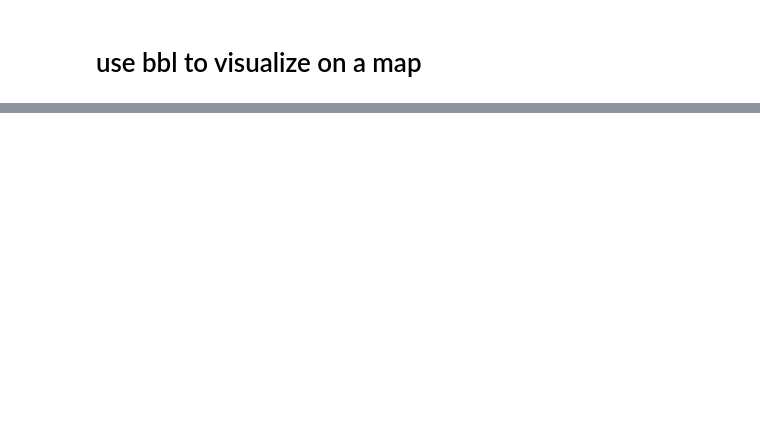
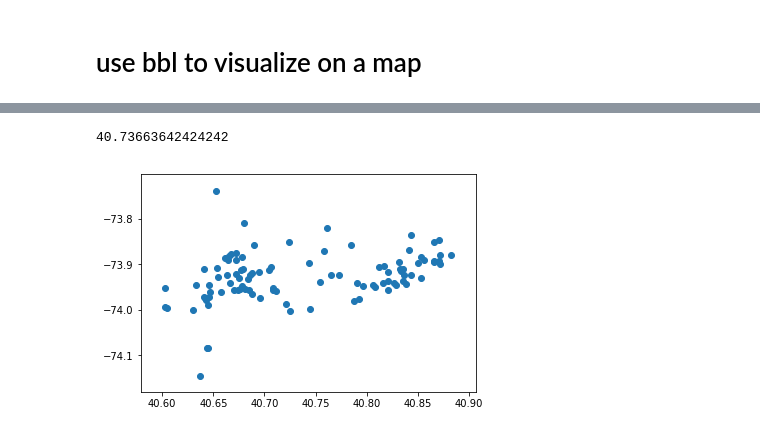
Before and after one commit to cseg-tech/heatseek_nycdb, a Jupyter notebook: Violations_and_Geography.ipynb, the cells around one changed output, grey strips where cells are left out. Drawn from its saved outputs; the diff is of its cells as text; code cells hidden in the pictures; blank space fills up the shorter version.

Commit message:
Latest geographical analysis -- Plotting on map pending

```diff
--- a/Violations_and_Geography.ipynb
+++ b/Violations_and_Geography.ipynb
@@ -85,0 +94,4 @@ top100_bbl = top100_df['bbl'].unique()
+# %%
+top100_longitude = top100_df['longitude'].unique()
+top100_latitude = top100_df['latitude'].unique()
+top100_latitude
@@ -85,0 +116,10 @@ top100_bbl = top100_df['bbl'].unique()
+# %%
+import gmplot
+gmap = gmplot.GoogleMapPlotter(top100_latitude.mean(), top100_longitude.mean(), 12)
+gmap.scatter(top100_latitude, top100_longitude, '# FF0000',
+             size=40, marker=True)
+
+gmap.draw('./map1.html')
+print(top100_latitude.mean())
+# %% [output]
+40.73663642424242
@@ -85,0 +128,5 @@ top100_bbl = top100_df['bbl'].unique()
+# %%
+plt.scatter(top100_latitude, top100_longitude)
+plt.show()
+# %% [output]
+[figure, added]
```
Also changed, not shown: parts of 16 cells of this notebook.
